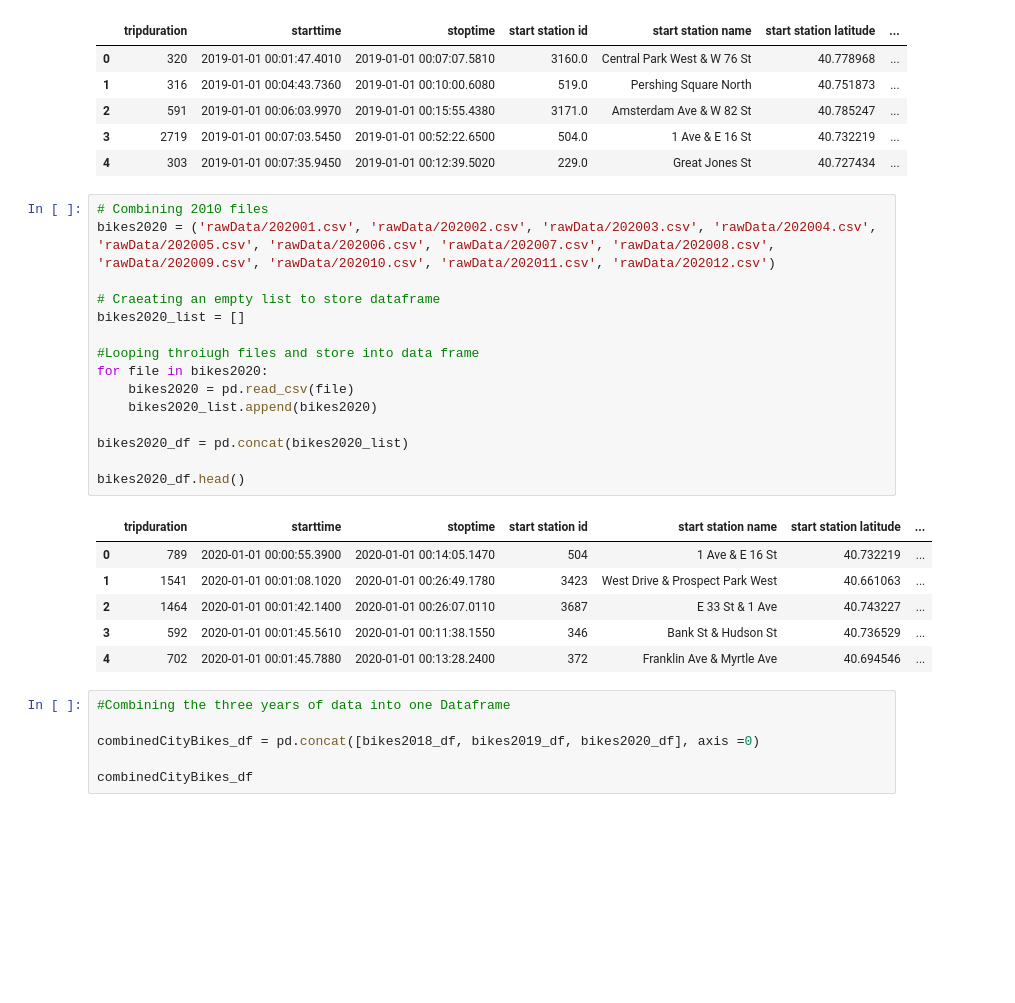
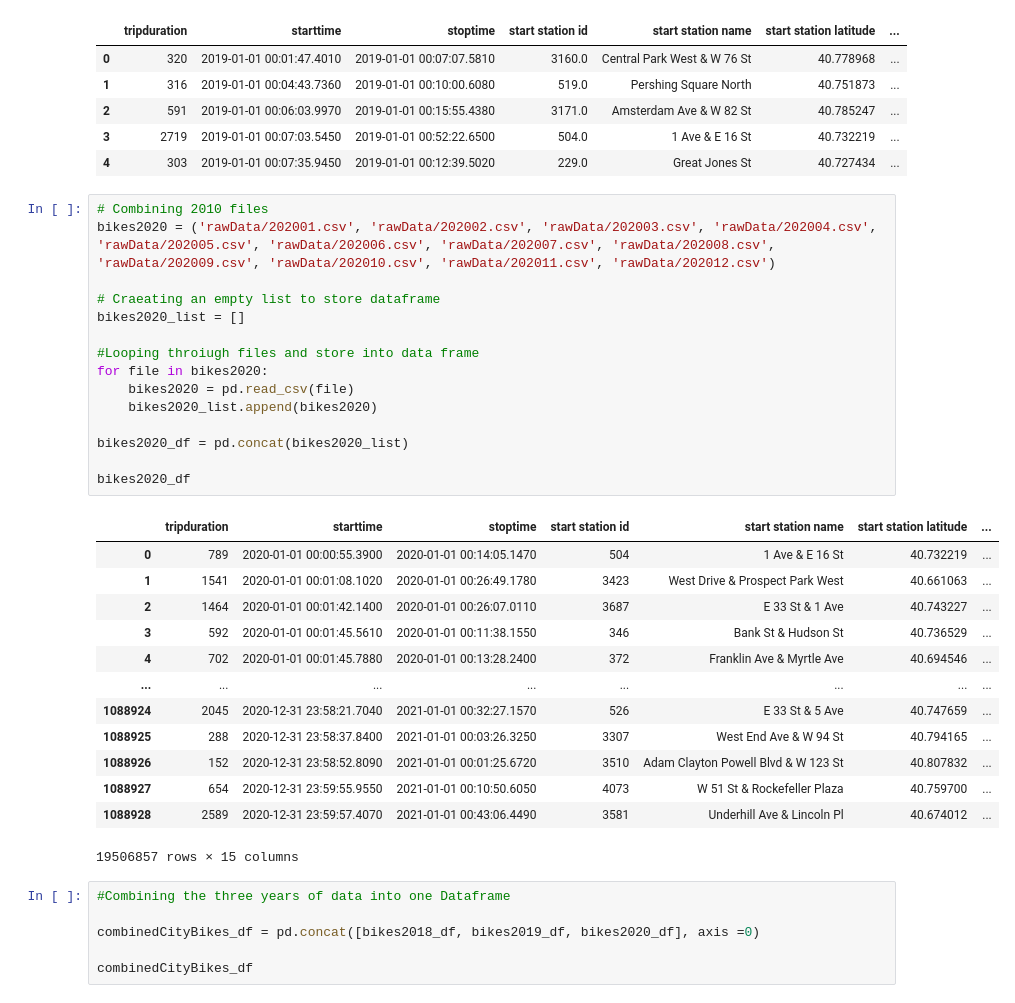
Before and after one commit to vihaveman/Tableau_Challenge, a Jupyter notebook: cityBike.ipynb, the cells around one changed output. Saved outputs shown, nothing was run; the diff lists cells and outputs as text; blank space fills up the shorter version.

```diff
--- a/cityBike.ipynb
+++ b/cityBike.ipynb
@@ -47,25 +47,32 @@ bikes2019_df.head()
 # %%
 # Combining 2010 files
 bikes2020 = ('rawData/202001.csv', 'rawData/202002.csv', 'rawData/202003.csv', 'rawData/202004.csv', 'rawData/202005.csv', 'rawData/202006.csv', 'rawData/202007.csv', 'rawData/202008.csv', 'rawData/202009.csv', 'rawData/202010.csv', 'rawData/202011.csv', 'rawData/202012.csv')
 
 # Craeating an empty list to store dataframe
 bikes2020_list = []
 
 #Looping throiugh files and store into data frame
 for file in bikes2020:
     bikes2020 = pd.read_csv(file)
     bikes2020_list.append(bikes2020)
 
 bikes2020_df = pd.concat(bikes2020_list)
 
-bikes2020_df.head()
+bikes2020_df
 # %% [output]
 |  | tripduration | starttime | stoptime | start station id | start station name | start station latitude | ... |
 | 0 | 789 | 2020-01-01 00:00:55.3900 | 2020-01-01 00:14:05.1470 | 504 | 1 Ave & E 16 St | 40.732219 | ... |
 | 1 | 1541 | 2020-01-01 00:01:08.1020 | 2020-01-01 00:26:49.1780 | 3423 | West Drive & Prospect Park West | 40.661063 | ... |
 | 2 | 1464 | 2020-01-01 00:01:42.1400 | 2020-01-01 00:26:07.0110 | 3687 | E 33 St & 1 Ave | 40.743227 | ... |
 | 3 | 592 | 2020-01-01 00:01:45.5610 | 2020-01-01 00:11:38.1550 | 346 | Bank St & Hudson St | 40.736529 | ... |
 | 4 | 702 | 2020-01-01 00:01:45.7880 | 2020-01-01 00:13:28.2400 | 372 | Franklin Ave & Myrtle Ave | 40.694546 | ... |
+| ... | ... | ... | ... | ... | ... | ... | ... |
+| 1088924 | 2045 | 2020-12-31 23:58:21.7040 | 2021-01-01 00:32:27.1570 | 526 | E 33 St & 5 Ave | 40.747659 | ... |
+| 1088925 | 288 | 2020-12-31 23:58:37.8400 | 2021-01-01 00:03:26.3250 | 3307 | West End Ave & W 94 St | 40.794165 | ... |
+| 1088926 | 152 | 2020-12-31 23:58:52.8090 | 2021-01-01 00:01:25.6720 | 3510 | Adam Clayton Powell Blvd & W 123 St | 40.807832 | ... |
+| 1088927 | 654 | 2020-12-31 23:59:55.9550 | 2021-01-01 00:10:50.6050 | 4073 | W 51 St & Rockefeller Plaza | 40.759700 | ... |
+| 1088928 | 2589 | 2020-12-31 23:59:57.4070 | 2021-01-01 00:43:06.4490 | 3581 | Underhill Ave & Lincoln Pl | 40.674012 | ... |
+19506857 rows × 15 columns
 # %%
 #Combining the three years of data into one Dataframe
 
```
Also changed, not shown: parts of 1 cell of this notebook.
